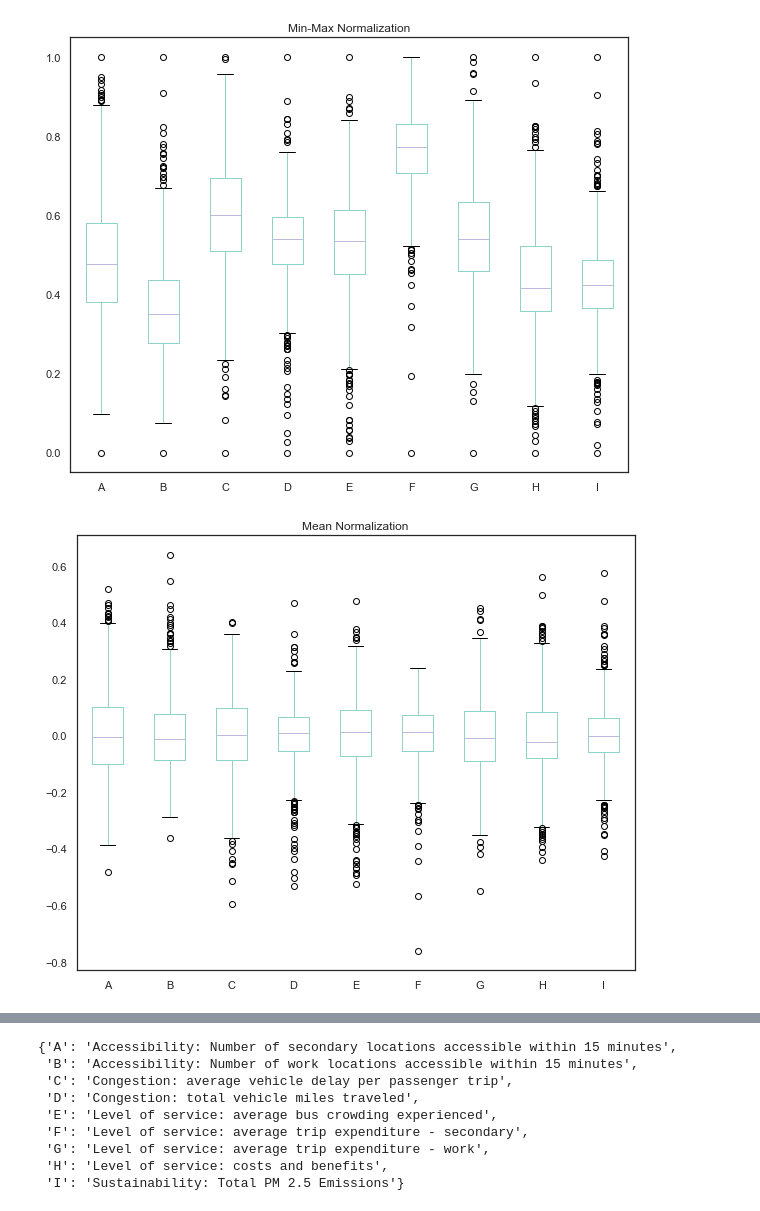
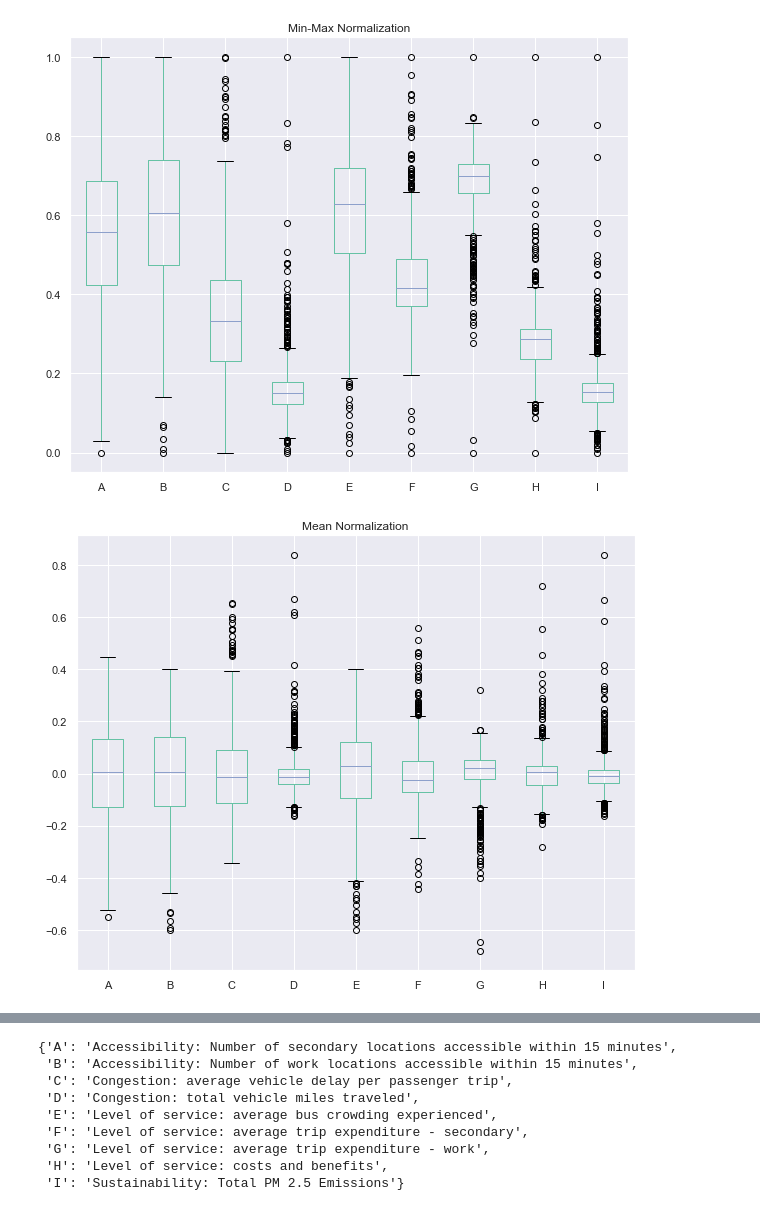
Before and after one commit to bistro-its-berkeley/BISTRO-Starter-Kit, a Jupyter notebook: utilities/RandomSearchResultsAnalysis.ipynb, the cells around one changed output, grey strips where cells are left out. Cells and saved outputs as stored; diff of their text form; code cells hidden in the pictures.

```diff
--- a/utilities/RandomSearchResultsAnalysis.ipynb
+++ b/utilities/RandomSearchResultsAnalysis.ipynb
@@ -7,7 +7,7 @@ from fabric.transfer import Transfer
 
 # global configuration parameters
 experiment_type = "random"
-exploration_name = "Exploration_3"
+exploration_name = "Exploration_5"
 
 hosts = {}
 with open(str(Path("~/.ssh/config").expanduser()),'r') as f:
@@ -21,7 +21,7 @@ with open(str(Path("~/.ssh/config").expanduser()),'r') as f:
                 ip = None
         if "Host" in line and "HostName" not in line:
             cleaned_host = line.split(" ")[1].strip("\n")
-            if "ug" not in cleaned_host:
+            if "a" not in cleaned_host:
                 host = cleaned_host
             else:
                 host = None
@@ -85,7 +115,7 @@ from mpl_toolkits.mplot3d import Axes3D
 import matplotlib.pyplot as plt
 # %%
 # Set plotting config
-sns.set_style('white')
+sns.set_style('darkgrid')
 sns.set_palette('Set2')
 sns.set_context('notebook')
 
@@ -313,6 +365,6 @@ wide_score_summary.drop('submission_score',axis=1)
 # %%
 sns.set_context('notebook')
-sns.set_palette('Set1')
+sns.set_palette('Set2')
 
 fig, ax = plt.subplots()
 fig.set_size_inches(7,5)
@@ -329,7 +381,7 @@ sns.despine()
 # %%
 fig, ax = plt.subplots()
 fig.set_size_inches(10,8)
-sns.set_palette('Set3')
+sns.set_palette('Set2')
 sns.despine()
 pd.DataFrame(dict(zip(columns,ser))).plot(kind='box',ax=ax)
 fig.savefig('img/{}/{}/aggregate_box.png'.format(exploration_name,experiment_type),dpi=300)
@@ -369,35 +421,35 @@ for m,n in enumerate(views):
 columns = ['A','B','C','D','E','F','G','H','I']
 mins = np.nanmin(wide_scores.values.astype(float),axis=0)
 maxs = np.nanmax(wide_scores.values.astype(float),axis=0)
 denom = maxs-mins
 means = np.nanmean(wide_scores.values,axis=0)
 variances = wide_scores.values.var(axis=0)
 stds = wide_scores.values.std(axis=0)
 
 # min-max normalization
 fig, ax = plt.subplots()
 fig.set_size_inches(10,8)
-sns.set_palette('Set3')
+sns.set_palette('Set2')
 pd.DataFrame((wide_scores.values-mins)/denom,columns=columns).plot(kind='box',title='Min-Max Normalization',ax=ax)
 plt.savefig('img/min_max_norm.png',format='png',dpi=150)
 plt.show()
 
 # mean normalization
 fig, ax = plt.subplots()
 fig.set_size_inches(10,8)
-sns.set_palette('Set3')
+sns.set_palette('Set2')
 pd.DataFrame((wide_scores.values-means)/denom,columns=columns).plot(kind='box',title='Mean Normalization',ax=ax)
 plt.savefig('img/mean_norm.png',format='png',dpi=150)
 plt.show()
 
 # standardization
 fig, ax = plt.subplots()
 fig.set_size_inches(10,8)
-sns.set_palette('Set3')
+sns.set_palette('Set2')
 pd.DataFrame(((wide_scores.values-means)/stds),columns=columns).plot(kind='box',ax=ax)
 sns.despine()
 plt.savefig('img/standardization.png',format='png',dpi=150)
 plt.show()
 # %% [output]
-[figure, old version]
+[figure, new version]
-[figure, old version]
+[figure, new version]
```
Also changed, not shown: parts of 48 cells of this notebook, 2 other files.
